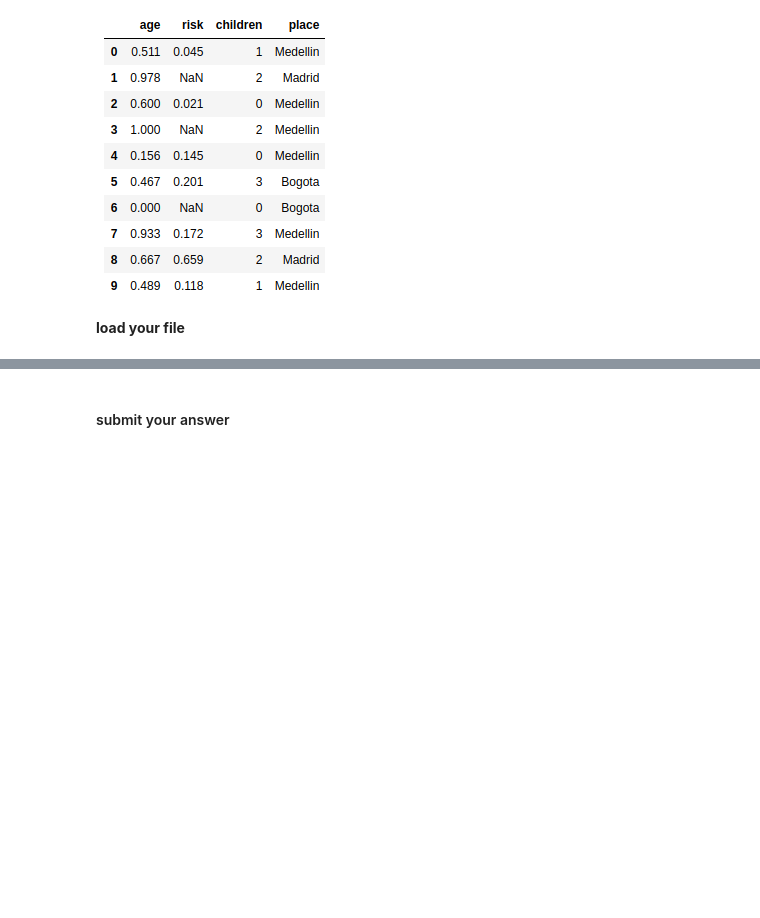
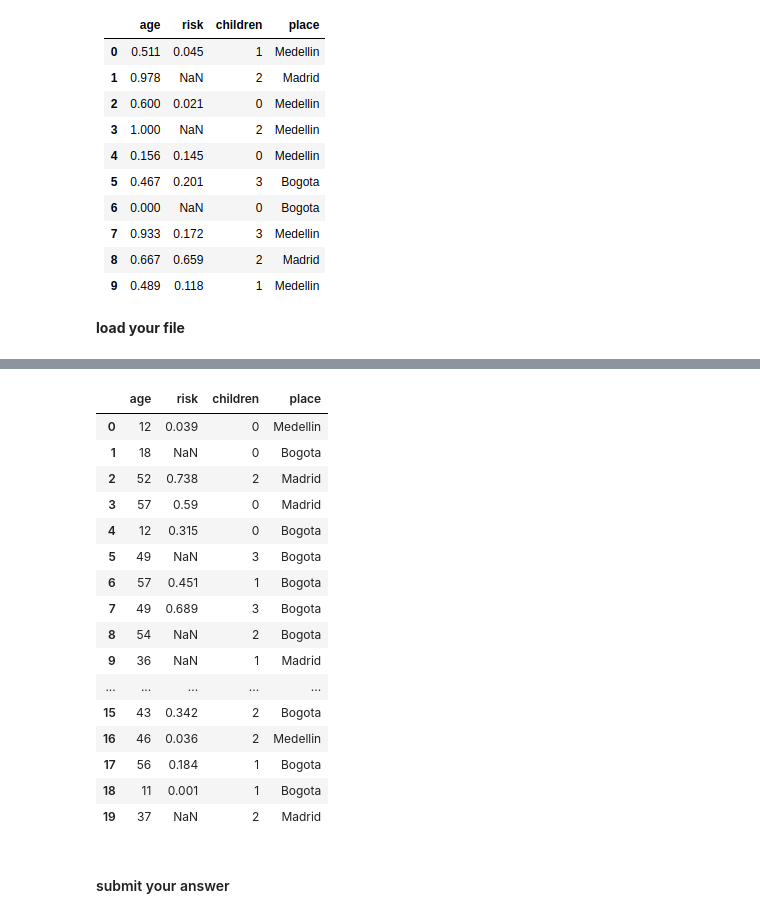
Before and after one commit to cristianpenagos/IAUdeA, a Jupyter notebook: Copia de LAB 04.01 - CLEANING DATA.ipynb, the cells around one changed output, grey strips where cells are left out. Drawn from its saved outputs; the diff is of its cells as text; code cells hidden in the pictures; blank space fills up the shorter version.

```diff
--- a/Copia de LAB 04.01 - CLEANING DATA.ipynb
+++ b/Copia de LAB 04.01 - CLEANING DATA.ipynb
@@ -170,3 +232,23 @@ r02
+# %%
+my_d02
+# %% [output]
+|  | age | risk | children | place |
+| 0 | 12 | 0.039 | 0 | Medellin |
+| 1 | 18 | NaN | 0 | Bogota |
+| 2 | 52 | 0.738 | 2 | Madrid |
+| 3 | 57 | 0.59 | 0 | Madrid |
+| 4 | 12 | 0.315 | 0 | Bogota |
+| 5 | 49 | NaN | 3 | Bogota |
+| 6 | 57 | 0.451 | 1 | Bogota |
+| 7 | 49 | 0.689 | 3 | Bogota |
+| 8 | 54 | NaN | 2 | Bogota |
+| 9 | 36 | NaN | 1 | Madrid |
+| ... | ... | ... | ... | ... |
+| 15 | 43 | 0.342 | 2 | Bogota |
+| 16 | 46 | 0.036 | 2 | Medellin |
+| 17 | 56 | 0.184 | 1 | Bogota |
+| 18 | 11 | 0.001 | 1 | Bogota |
+| 19 | 37 | NaN | 2 | Madrid |
 # %% [markdown]
 #### submit your answer
 # %%
```
Also changed, not shown: parts of 6 cells of this notebook.
